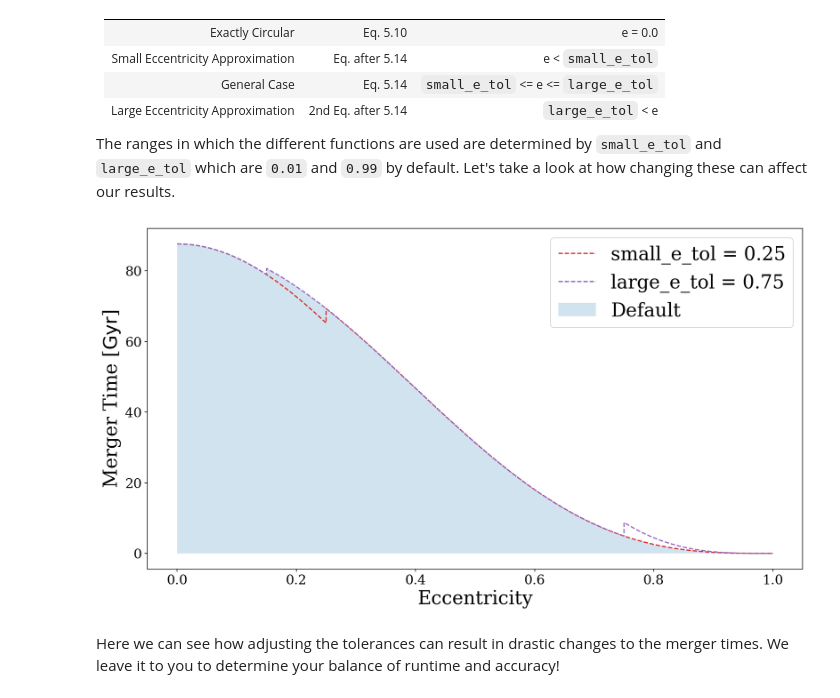
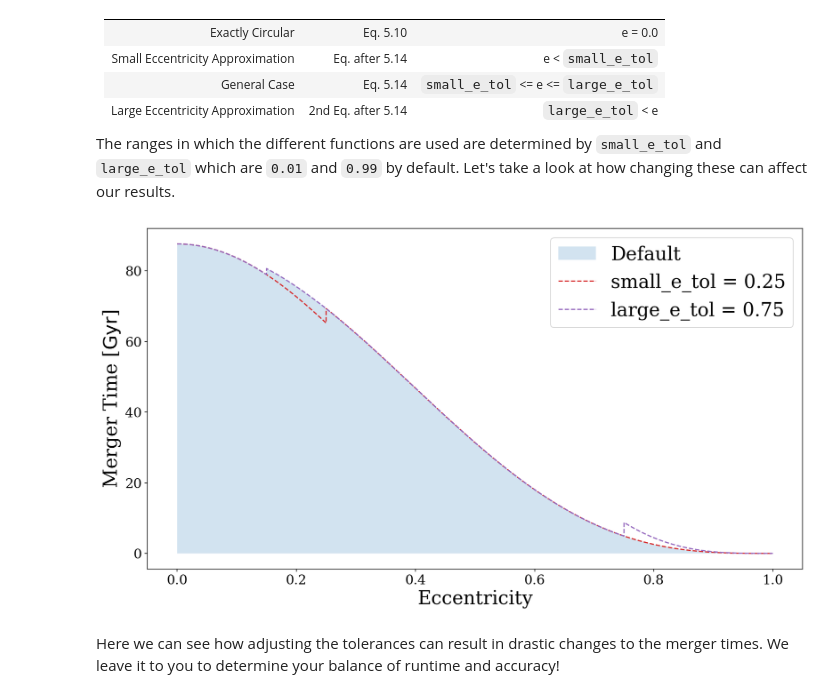
Before and after one commit to TeamLEGWORK/LEGWORK, a Jupyter notebook: docs/notebooks/Evolution.ipynb, the cells around one changed output. Saved outputs shown, nothing was run; the diff lists cells and outputs as text; code cells hidden in the pictures.

```diff
--- a/docs/notebooks/Evolution.ipynb
+++ b/docs/notebooks/Evolution.ipynb
@@ -76,35 +78,35 @@ The ranges in which the different functions are used are determined by `small_e_
 # %%
 # create random binaries
 e_range = np.linspace(0.0, 0.9999, 10000)
 m_1 = np.repeat(1, len(e_range)) * u.Msun
 m_2 = np.repeat(1, len(e_range)) * u.Msun
 f_orb_i = np.repeat(1e-5, len(e_range)) * u.Hz
 
 # calculate merger time using defaults
 t_merge = evol.get_t_merge_ecc(ecc_i=e_range, m_1=m_1, m_2=m_2, f_orb_i=f_orb_i)
 
 # calculate two examples with different tolerances
 t_merge_small_ex = evol.get_t_merge_ecc(ecc_i=e_range, m_1=m_1, m_2=m_2, f_orb_i=f_orb_i, small_e_tol=0.25)
 t_merge_large_ex = evol.get_t_merge_ecc(ecc_i=e_range, m_1=m_1, m_2=m_2, f_orb_i=f_orb_i, large_e_tol=0.75)
 
 # create a figure
 fig, ax = plt.subplots(figsize=(15, 8))
 
 # plot the default as an area
-ax.fill_between(e_range, 0, t_merge, label="Default", alpha=0.2)
+ax.fill_between(e_range, np.zeros_like(t_merge), t_merge, label="Default", alpha=0.2)
 
 # plot the examples with dashed lines
 ax.plot(e_range, t_merge_small_ex, label=r"small_e_tol = 0.25", color="tab:red", linestyle="--")
 ax.plot(e_range, t_merge_large_ex, label=r"large_e_tol = 0.75", color="tab:purple", linestyle="--")
 
 ax.set_xlabel("Eccentricity")
 ax.set_ylabel("Merger Time [{0:latex}]".format(t_merge.unit))
 
 ax.legend()
 
 plt.show()
 # %% [output]
-[figure, old version]
+[figure, new version]
 # %% [markdown]
 Here we can see how adjusting the tolerances can result in drastic changes to the merger times. We leave it to you to determine your balance of runtime and accuracy!
 # %% [markdown]
```
Also changed, not shown: parts of 2 cells of this notebook.
